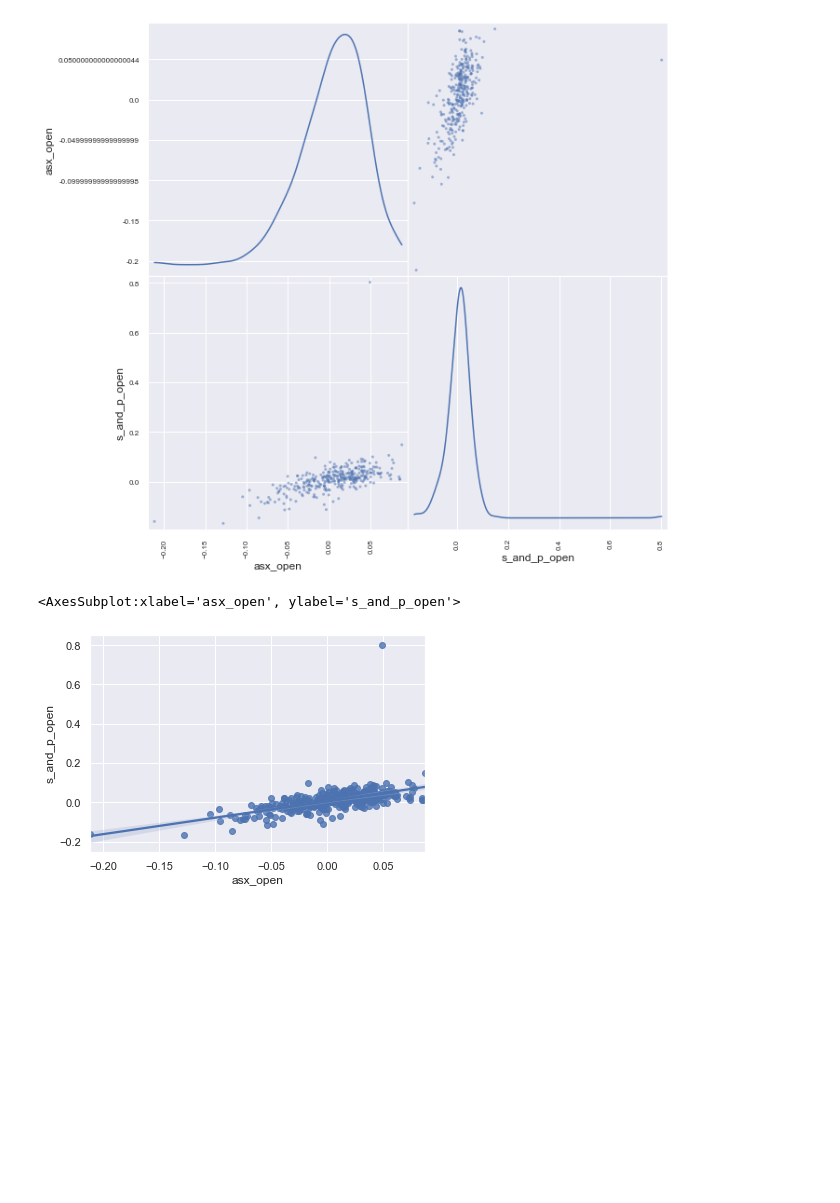
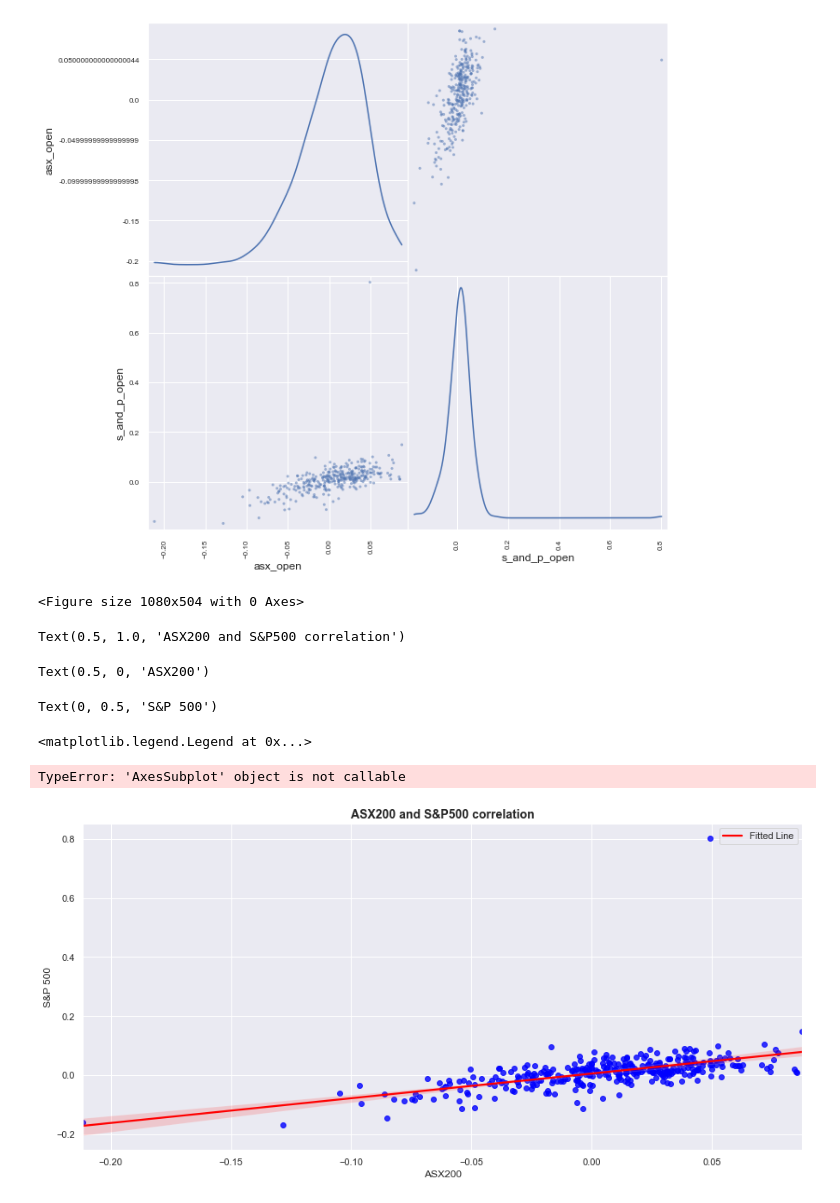
Before and after one commit to MDSI-AUG-2020-DSP/ASX, a Jupyter notebook: asx200_sp500_EDA.ipynb, the cells around one changed output. Drawn from its saved outputs; the diff is of its cells as text; code cells hidden in the pictures; blank space fills up the shorter version.

Commit message:
UPDATED CORRELATION PLOT
Updated Correlation plot, requires further refinement

```diff
--- a/asx200_sp500_EDA.ipynb
+++ b/asx200_sp500_EDA.ipynb
@@ -190,8 +190,20 @@ array([[<AxesSubplot:xlabel='asx_open', ylabel='asx_open'>,
         <AxesSubplot:xlabel='s_and_p_open', ylabel='s_and_p_open'>]],
       dtype=object)
 [figure]
-# %%
-sns.regplot(x = "asx_open", y = "s_and_p_open", data = AU_US_corr)
-# %% [output]
-<AxesSubplot:xlabel='asx_open', ylabel='s_and_p_open'>
-[figure, removed]
+# %%
+plt.figure(figsize=(15,7))
+plt.title('ASX200 and S&P500 correlation', fontsize = 14, fontweight = 'bold')
+reg_plot = sns.regplot(x = "asx_open", y = "s_and_p_open", data = AU_US_corr,
+           scatter_kws={"color": "blue"}, line_kws={"color": "red"})
+plt.xlabel('ASX200')
+plt.ylabel('S&P 500')
+plt.legend(labels = ['Fitted Line'])
+reg_plot(corrfunc)
+# %% [output]
+<Figure size 1080x504 with 0 Axes>
+Text(0.5, 1.0, 'ASX200 and S&P500 correlation')
+Text(0.5, 0, 'ASX200')
+Text(0, 0.5, 'S&P 500')
+<matplotlib.legend.Legend at 0x...>
+TypeError: 'AxesSubplot' object is not callable
+[figure, added]
```
Also changed, not shown: parts of 1 cell of this notebook.
